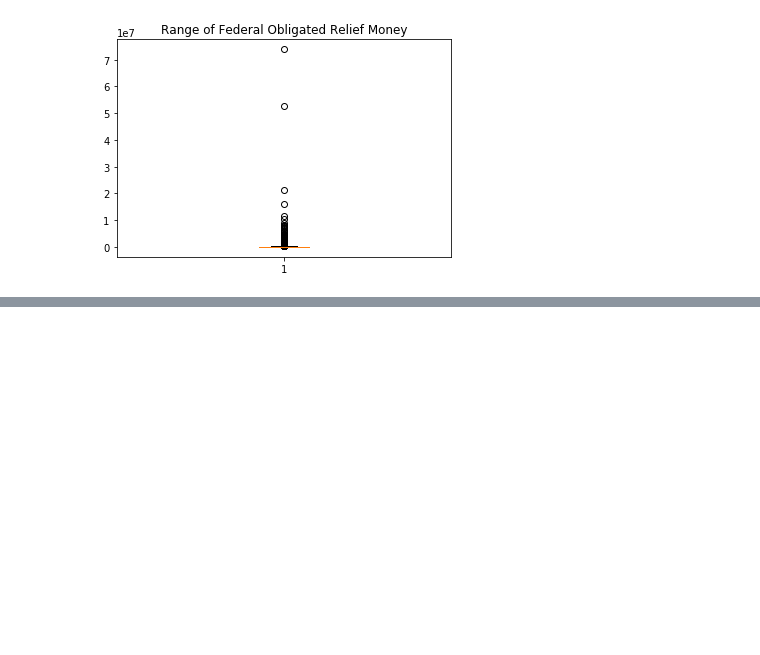
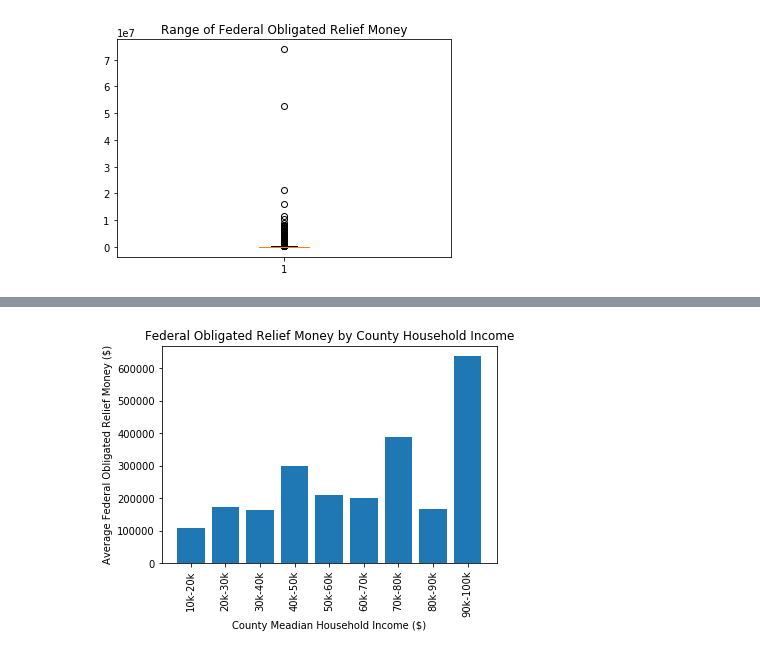
Before and after one commit to chunwong7/Project_1, a Jupyter notebook: SAPIE_analysis.ipynb, the cells around one changed output, grey strips where cells are left out. Drawn from its saved outputs; the diff is of its cells as text; code cells hidden in the pictures; blank space fills up the shorter version.

Commit message:
bar plot for med income v. fema

```diff
--- a/SAPIE_analysis.ipynb
+++ b/SAPIE_analysis.ipynb
@@ -96,3 +96,9 @@ plt.savefig('plots/fema$range.png')
 plt.show()
 # %% [output]
 [figure]
+# %%
+#Group by income group
+incomegroup = merged.groupby('incomeGroup')
+incomegroup_df = pd.DataFrame({'countyCount':incomegroup.county.count(), 'incidentCount':incomegroup.incidentCount.sum(), 'averageFEMA$':incomegroup['FEMA$'].mean()})
+incomegroup_df = incomegroup_df.reset_index(drop=False)
+incomegroup_df
@@ -98,0 +116,11 @@ plt.show()
+# %%
+#Bar Plot of Average FEMA$ by income group
+plt.bar(incomegroup_df.incomeGroup, incomegroup_df['averageFEMA$'])
+plt.title('Federal Obligated Relief Money by County Household Income')
+plt.xticks(rotation=90)
+plt.xlabel('County Meadian Household Income ($)')
+plt.ylabel('Average Federal Obligated Relief Money ($)')
+plt.savefig('plots/incomeGroups_v_fema.png')
+plt.show()
+# %% [output]
+[figure, added]
```
Also changed, not shown: parts of 1 cell of this notebook, 1 other file.
